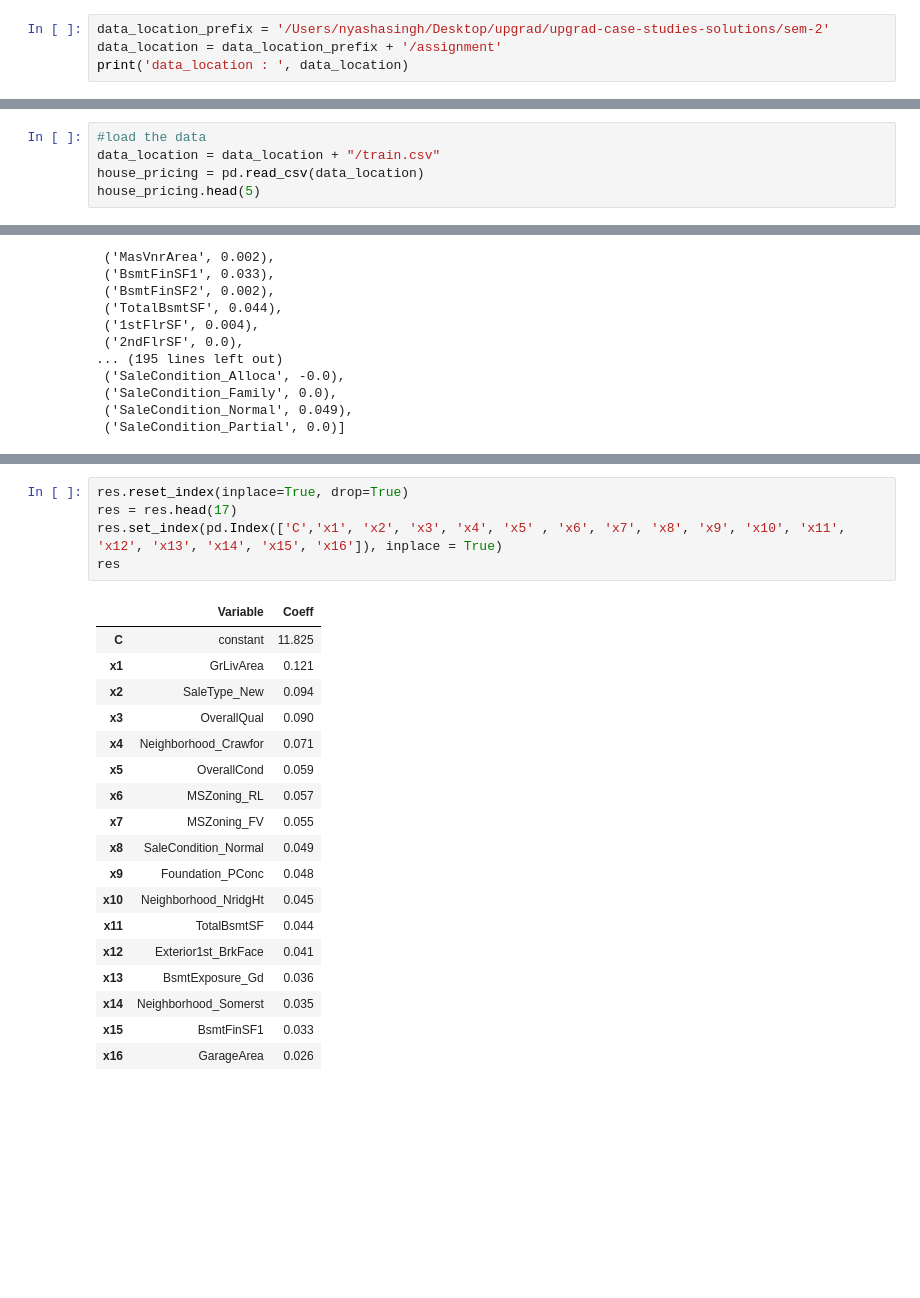
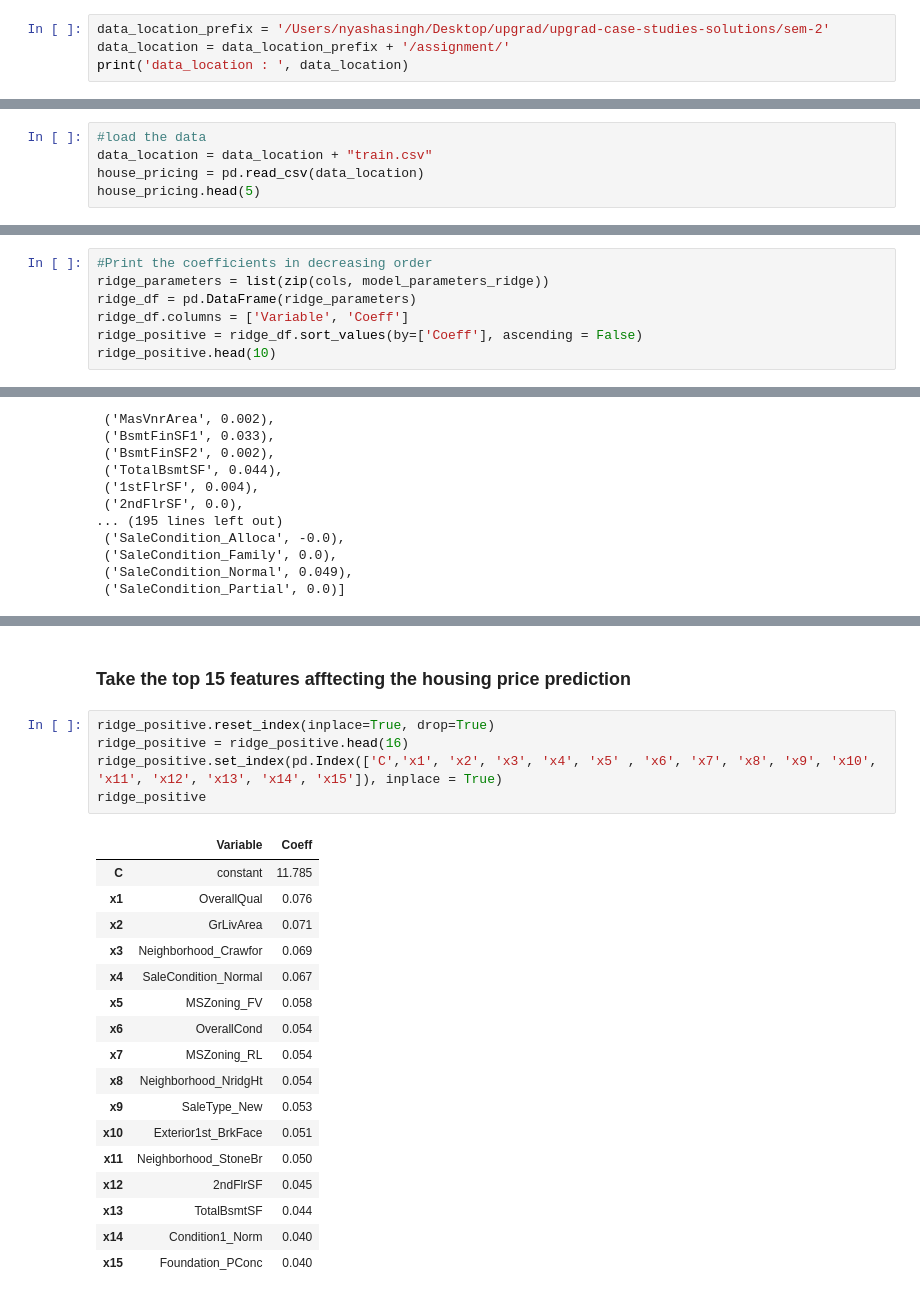
Before and after one commit to ps2420/Advance-Regression---House-Price-Prediction, a Jupyter notebook: Advanced Regression - House Price Prediction.ipynb, the cells around one changed output, grey strips where cells are left out. Cells and saved outputs as stored; diff of their text form; blank space fills up the shorter version.

Commit message:
feature of ridge and lasso regression

```diff
--- a/Advanced Regression - House Price Prediction.ipynb
+++ b/Advanced Regression - House Price Prediction.ipynb
@@ -49,6 +49,6 @@ import warnings
 warnings.filterwarnings('ignore')
 # %%
 data_location_prefix = '/Users/nyashasingh/Desktop/upgrad/upgrad-case-studies-solutions/sem-2'
-data_location = data_location_prefix + '/assignment'
+data_location = data_location_prefix + '/assignment/'
 print('data_location : ', data_location)
 # %% [output]
@@ -56,6 +56,6 @@ data_location :  /Users/nyashasingh/Desktop/upgrad/upgrad-case-studies-solutions
 # %%
 #load the data
-data_location = data_location + "/train.csv"
+data_location = data_location + "train.csv"
 house_pricing = pd.read_csv(data_location)
 house_pricing.head(5)
 # %% [output]
@@ -1036,0 +1117,7 @@ list(zip(cols, model_parameters_ridge))
+# %%
+#Print the coefficients in decreasing order
+ridge_parameters = list(zip(cols, model_parameters_ridge))
+ridge_df = pd.DataFrame(ridge_parameters)
+ridge_df.columns = ['Variable', 'Coeff']
+ridge_positive = ridge_df.sort_values(by=['Coeff'], ascending = False)
+ridge_positive.head(10)
@@ -1224,24 +1380,25 @@ res.head(20)
+# %% [markdown]
+### Take the top 15 features afftecting the housing price prediction
 # %%
-res.reset_index(inplace=True, drop=True)
-res = res.head(17)
-res.set_index(pd.Index(['C','x1', 'x2', 'x3', 'x4', 'x5' , 'x6', 'x7', 'x8', 'x9', 'x10', 'x11', 'x12', 'x13', 'x14', 'x15', 'x16']), inplace = True)
-res
+ridge_positive.reset_index(inplace=True, drop=True)
+ridge_positive = ridge_positive.head(16)
+ridge_positive.set_index(pd.Index(['C','x1', 'x2', 'x3', 'x4', 'x5' , 'x6', 'x7', 'x8', 'x9', 'x10', 'x11', 'x12', 'x13', 'x14', 'x15']), inplace = True)
+ridge_positive
 # %% [output]
 |  | Variable | Coeff |
-| C | constant | 11.825 |
-| x1 | GrLivArea | 0.121 |
-| x2 | SaleType_New | 0.094 |
-| x3 | OverallQual | 0.090 |
-| x4 | Neighborhood_Crawfor | 0.071 |
-| x5 | OverallCond | 0.059 |
-| x6 | MSZoning_RL | 0.057 |
-| x7 | MSZoning_FV | 0.055 |
-| x8 | SaleCondition_Normal | 0.049 |
-| x9 | Foundation_PConc | 0.048 |
-| x10 | Neighborhood_NridgHt | 0.045 |
-| x11 | TotalBsmtSF | 0.044 |
-| x12 | Exterior1st_BrkFace | 0.041 |
-| x13 | BsmtExposure_Gd | 0.036 |
-| x14 | Neighborhood_Somerst | 0.035 |
-| x15 | BsmtFinSF1 | 0.033 |
-| x16 | GarageArea | 0.026 |
+| C | constant | 11.785 |
+| x1 | OverallQual | 0.076 |
+| x2 | GrLivArea | 0.071 |
+| x3 | Neighborhood_Crawfor | 0.069 |
+| x4 | SaleCondition_Normal | 0.067 |
+| x5 | MSZoning_FV | 0.058 |
+| x6 | OverallCond | 0.054 |
+| x7 | MSZoning_RL | 0.054 |
+| x8 | Neighborhood_NridgHt | 0.054 |
+| x9 | SaleType_New | 0.053 |
+| x10 | Exterior1st_BrkFace | 0.051 |
+| x11 | Neighborhood_StoneBr | 0.050 |
+| x12 | 2ndFlrSF | 0.045 |
+| x13 | TotalBsmtSF | 0.044 |
+| x14 | Condition1_Norm | 0.040 |
+| x15 | Foundation_PConc | 0.040 |
```
Also changed, not shown: parts of 58 cells of this notebook.
